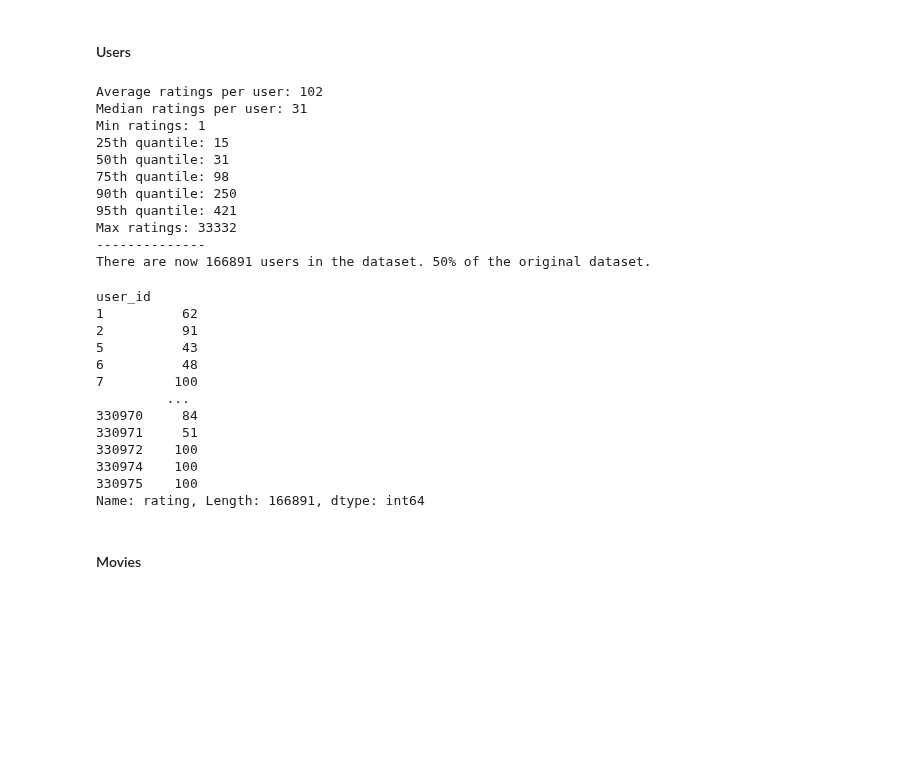
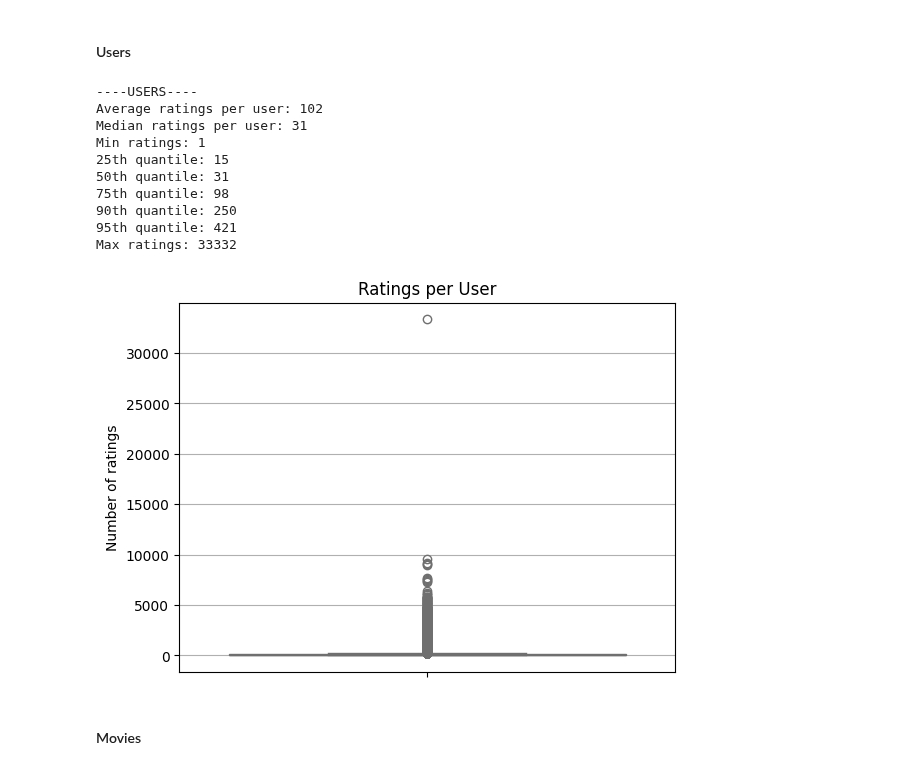
Before and after one commit to AlbotGoodman/machine-learning, a Jupyter notebook: lab2/collaborative_filtering.ipynb, the cells around one changed output. Cells and saved outputs as stored; diff of their text form; code cells hidden in the pictures; blank space fills up the shorter version.

```diff
--- a/lab2/collaborative_filtering.ipynb
+++ b/lab2/collaborative_filtering.ipynb
@@ -10,5 +10,9 @@ import matplotlib.pyplot as plt
 from scipy.sparse import csr_matrix
 from sklearn.decomposition import MiniBatchNMF
 from sklearn.metrics import mean_squared_error
-from sklearn.model_selection import GridSearchCV, RandomizedSearchCV
+from sklearn.metrics.pairwise import cosine_similarity
+from sklearn.model_selection import RandomizedSearchCV
 import joblib
+
+
+ratings = pd.read_csv("../data/movielens/ratings.csv", usecols=["user_id", "movie_id", "rating"])
@@ -42,38 +37,33 @@ There are 33832162 ratings in the dataset.
 # %%
 # Finding stats on user ratings
 ratings_per_user = ratings.groupby("user_id").size()
+print("----USERS----")
 print(f"Average ratings per user: {ratings_per_user.mean():.0f}")
 print(f"Median ratings per user: {ratings_per_user.median():.0f}")
 print(f"Min ratings: {ratings_per_user.min()}")
 print(f"25th quantile: {ratings_per_user.quantile(0.25):.0f}")
 print(f"50th quantile: {ratings_per_user.quantile(0.5):.0f}")
 print(f"75th quantile: {ratings_per_user.quantile(0.75):.0f}")
 print(f"90th quantile: {ratings_per_user.quantile(0.9):.0f}")
 print(f"95th quantile: {ratings_per_user.quantile(0.95):.0f}")
 print(f"Max ratings: {ratings_per_user.max()}")
-print("--------------")
 
-# Filtering out users with few rating contributions
-user_rating_counts = ratings["user_id"].value_counts()
-filtered_users = user_rating_counts[user_rating_counts >= ratings_per_user.quantile(0.50)].index # original threshold: mean value (leaves 79469 users) 24 % of entire dataset
-filtered_ratings = ratings[ratings["user_id"].isin(filtered_users)]
-
-# Capping the maximum amount of ratings per user
-pass # 90th Q?
-
-# Reviewing the filtered dataset
-n_users_filtered = filtered_ratings["user_id"].nunique()
-print(f"There are now {n_users_filtered} users in the dataset. {n_users_filtered / n_users:.0%} of the original dataset.")
+sns.boxplot(y=ratings_per_user, color="skyblue")
+plt.title("Ratings per User")
+plt.xlabel("")
+plt.ylabel("Number of ratings")
+plt.grid(axis="y")
+plt.show()
 # %% [output]
+----USERS----
 Average ratings per user: 102
 Median ratings per user: 31
 Min ratings: 1
 25th quantile: 15
 50th quantile: 31
 75th quantile: 98
 90th quantile: 250
 95th quantile: 421
 Max ratings: 33332
---------------
-There are now 166891 users in the dataset. 50% of the original dataset.
+[figure, added]
 # %%
@@ -91,20 +91,3 @@ whales_capped = pd.concat(whales_collection)
-# %%
-filtered_ratings = filtered_ratings[filtered_ratings["user_id"].isin(user_whales_list) == False] # removing all whale data from the dataframe
-filtered_ratings = pd.concat([filtered_ratings, whales_capped], ignore_index=True) # inserting the sampled whale data
-# %% [output]
-user_id
-1          62
-2          91
-5          43
-6          48
-7         100
-         ...
-330970     84
-330971     51
-330972    100
-330974    100
-330975    100
-Name: rating, Length: 166891, dtype: int64
 # %% [markdown]
 #### Movies
 # %%
```
Also changed, not shown: parts of 44 cells of this notebook, 2 other files.
